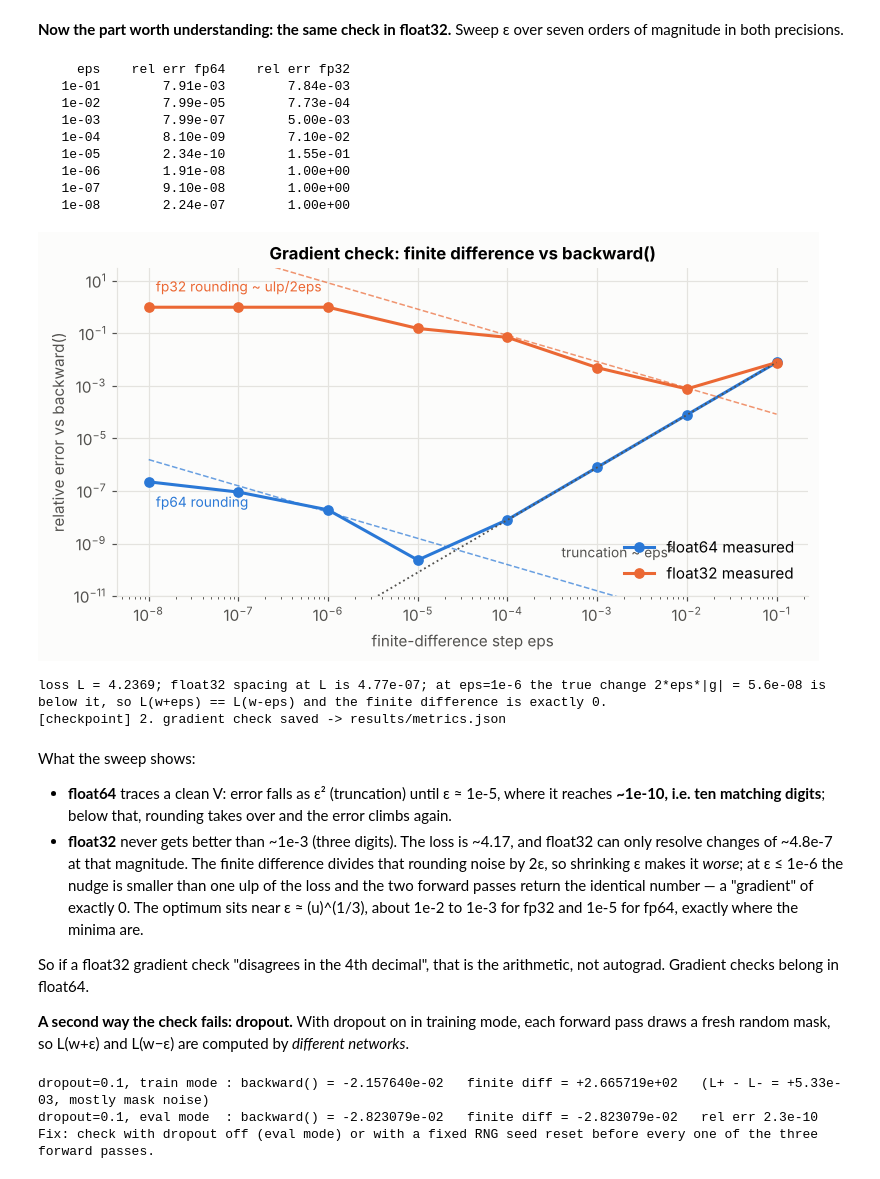
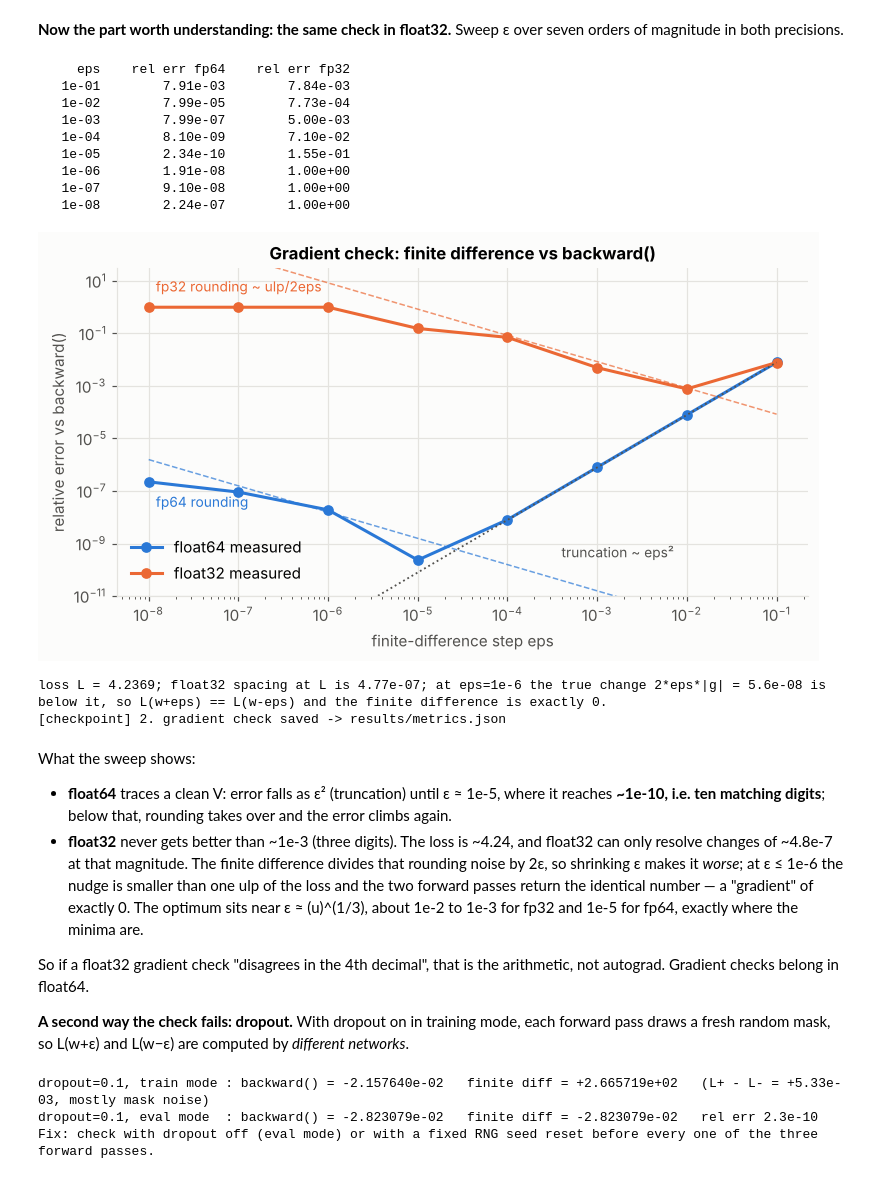
Before and after one commit to kunal2016/training-loop, a Jupyter notebook: training_loop.ipynb, the cells around one changed output. Saved outputs shown, nothing was run; the diff lists cells and outputs as text; code cells hidden in the pictures.

Commit message:
Fix review findings: fp8 overflow note, prose/output mismatches, MFU headline from committed run, T4 grad-norm wording, safer build script, MIT license, figure labels

```diff
--- a/training_loop.ipynb
+++ b/training_loop.ipynb
@@ -359,42 +359,42 @@ for i, e in enumerate(eps_list):
     print(f'{e:>8.0e}{sweep["torch.float64"][i]:>16.2e}{sweep["torch.float32"][i]:>16.2e}')
 
 L0 = m_gc(xg, yg)[1].item(); g0 = abs(ga)
 ulp32 = np.spacing(np.float32(L0)); ulp64 = np.spacing(np.float64(L0))
 fig, ax = plt.subplots(figsize=(7.2, 4))
 ax.loglog(eps_list, sweep['torch.float64'], 'o-', color=BLUE, ms=6, label='float64 measured')
 ax.loglog(eps_list, sweep['torch.float32'], 'o-', color=ORANGE, ms=6, label='float32 measured')
 e_fine = np.logspace(-8, -1, 100)
 trunc = np.array(sweep['torch.float64'][0]) * (e_fine / 0.1) ** 2
 ax.loglog(e_fine, trunc, ':', color=INK2, lw=1.2)
 ax.loglog(e_fine, ulp32 / (2 * e_fine) / g0, '--', color=ORANGE, lw=1, alpha=.7)
 ax.loglog(e_fine, ulp64 / (2 * e_fine) / g0, '--', color=BLUE, lw=1, alpha=.7)
 ax.text(4e-4, 3e-10, 'truncation ~ eps²', color=INK2, fontsize=9)
 ax.text(1.2e-8, 4e0, 'fp32 rounding ~ ulp/2eps', color=ORANGE, fontsize=9)
 ax.text(1.2e-8, 2.5e-8, 'fp64 rounding', color=BLUE, fontsize=9)
 ax.set_ylim(1e-11, 3e1); ax.set_xlabel('finite-difference step eps'); ax.set_ylabel('relative error vs backward()')
-ax.set_title('Gradient check: finite difference vs backward()'); ax.legend(loc='lower right')
+ax.set_title('Gradient check: finite difference vs backward()'); ax.legend(loc='lower left')
 plt.tight_layout(); plt.savefig(os.path.join(FIG_DIR, 'gradcheck_eps_sweep.png')); plt.show()
 print(f'loss L = {L0:.4f}; float32 spacing at L is {ulp32:.2e}; at eps=1e-6 the true change 2*eps*|g| = {2e-6 * g0:.1e} is below it, so L(w+eps) == L(w-eps) and the finite difference is exactly 0.')
 METRICS['gradcheck_sweep'] = dict(eps=eps_list, fp64=sweep['torch.float64'], fp32=sweep['torch.float32'])
 checkpoint('2. gradient check')
 # %% [output]
      eps    rel err fp64    rel err fp32
    1e-01        7.91e-03        7.84e-03
    1e-02        7.99e-05        7.73e-04
    1e-03        7.99e-07        5.00e-03
    1e-04        8.10e-09        7.10e-02
    1e-05        2.34e-10        1.55e-01
    1e-06        1.91e-08        1.00e+00
    1e-07        9.10e-08        1.00e+00
    1e-08        2.24e-07        1.00e+00
-[figure, old version]
+[figure, new version]
 loss L = 4.2369; float32 spacing at L is 4.77e-07; at eps=1e-6 the true change 2*eps*|g| = 5.6e-08 is below it, so L(w+eps) == L(w-eps) and the finite difference is exactly 0.
 [checkpoint] 2. gradient check saved -> results/metrics.json
 # %% [markdown]
 What the sweep shows:
 
 - **float64** traces a clean V: error falls as ε² (truncation) until ε ≈ 1e-5, where it reaches **~1e-10, i.e. ten matching digits**; below that, rounding takes over and the error climbs again.
-- **float32** never gets better than ~1e-3 (three digits). The loss is ~4.17, and float32 can only resolve changes of ~4.8e-7 at that magnitude. The finite difference divides that rounding noise by 2ε, so shrinking ε makes it *worse*; at ε ≤ 1e-6 the nudge is smaller than one ulp of the loss and the two forward passes return the identical number — a "gradient" of exactly 0. The optimum sits near ε ≈ (u)^(1/3), about 1e-2 to 1e-3 for fp32 and 1e-5 for fp64, exactly where the minima are.
+- **float32** never gets better than ~1e-3 (three digits). The loss is ~4.24, and float32 can only resolve changes of ~4.8e-7 at that magnitude. The finite difference divides that rounding noise by 2ε, so shrinking ε makes it *worse*; at ε ≤ 1e-6 the nudge is smaller than one ulp of the loss and the two forward passes return the identical number — a "gradient" of exactly 0. The optimum sits near ε ≈ (u)^(1/3), about 1e-2 to 1e-3 for fp32 and 1e-5 for fp64, exactly where the minima are.
 
 So if a float32 gradient check "disagrees in the 4th decimal", that is the arithmetic, not autograd. Gradient checks belong in float64.
 
```
Also changed, not shown: parts of 4 cells of this notebook, 7 other files.
